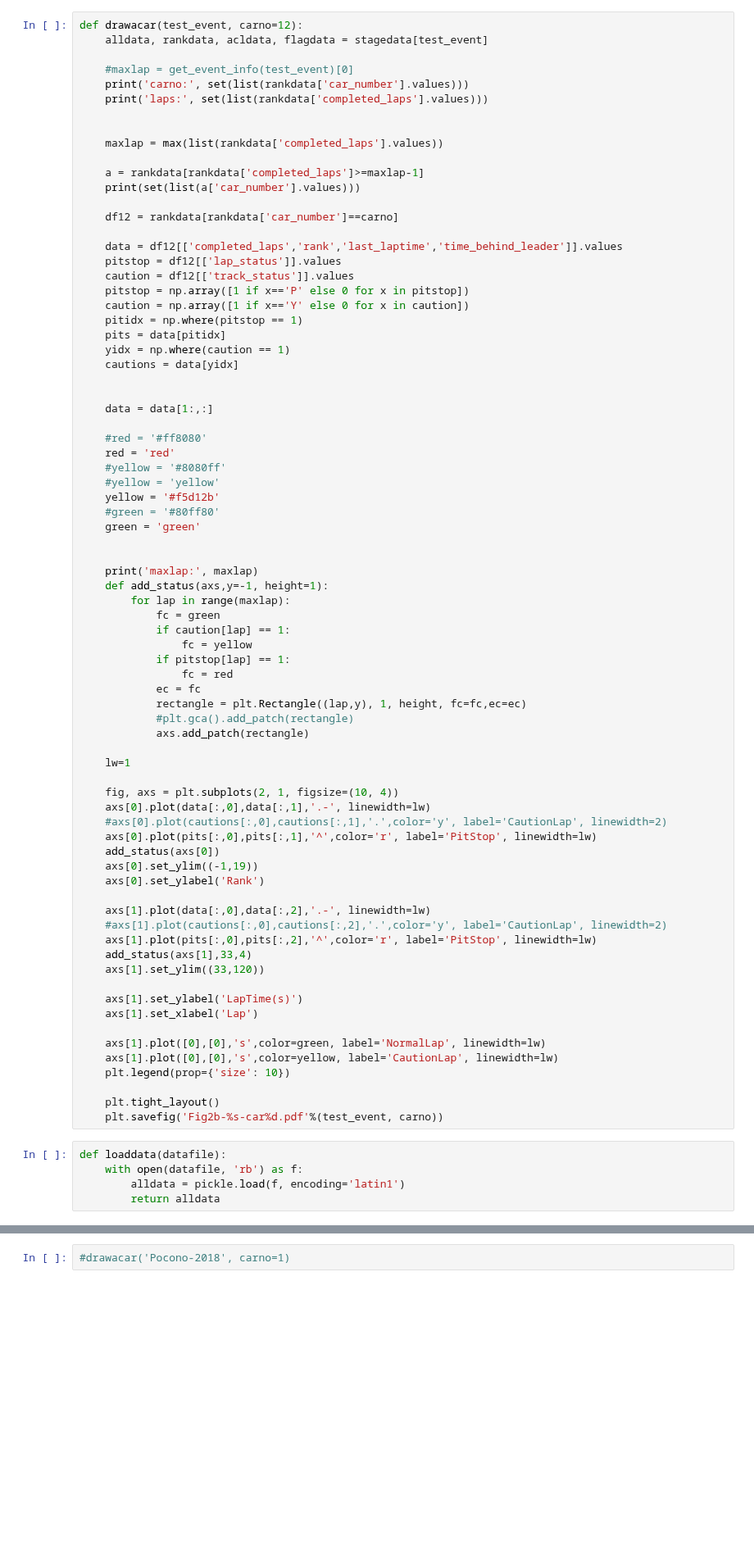
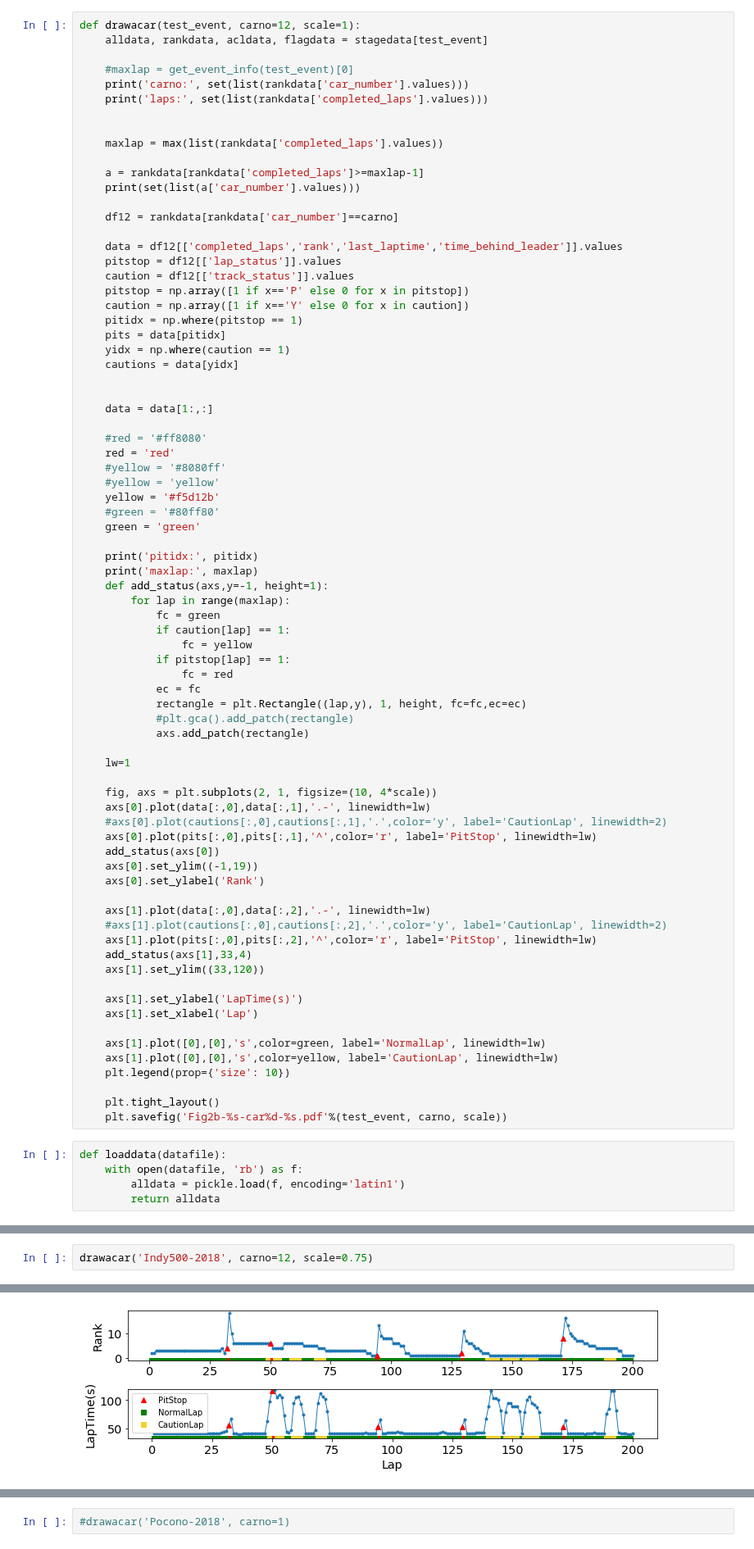
Before and after one commit to DSC-SPIDAL/rankpredictor, a Jupyter notebook: run/22.PaperFinal/notebook/PaperFigs-2b-5.ipynb, the cells around one changed output, grey strips where cells are left out. Shown at 82% size. Saved outputs shown, nothing was run; the diff lists cells and outputs as text; blank space fills up the shorter version.

```diff
--- a/run/22.PaperFinal/notebook/PaperFigs-2b-5.ipynb
+++ b/run/22.PaperFinal/notebook/PaperFigs-2b-5.ipynb
@@ -24,7 +24,7 @@ pylab.rcParams.update(params)
 # %% [markdown]
 ## Fig 2b
 # %%
-def drawacar(test_event, carno=12):
+def drawacar(test_event, carno=12, scale=1):
     alldata, rankdata, acldata, flagdata = stagedata[test_event]
 
     #maxlap = get_event_info(test_event)[0]
@@ -60,7 +60,7 @@ def drawacar(test_event, carno=12):
     #green = '#80ff80'
     green = 'green'
 
-
+    print('pitidx:', pitidx)
     print('maxlap:', maxlap)
     def add_status(axs,y=-1, height=1):
         for lap in range(maxlap):
@@ -76,7 +76,7 @@ def drawacar(test_event, carno=12):
 
     lw=1
 
-    fig, axs = plt.subplots(2, 1, figsize=(10, 4))
+    fig, axs = plt.subplots(2, 1, figsize=(10, 4*scale))
     axs[0].plot(data[:,0],data[:,1],'.-', linewidth=lw)
     #axs[0].plot(cautions[:,0],cautions[:,1],'.',color='y', label='CautionLap', linewidth=2)
     axs[0].plot(pits[:,0],pits[:,1],'^',color='r', label='PitStop', linewidth=lw)
@@ -98,7 +98,7 @@ def drawacar(test_event, carno=12):
     plt.legend(prop={'size': 10})
 
     plt.tight_layout()
-    plt.savefig('Fig2b-%s-car%d.pdf'%(test_event, carno))
+    plt.savefig('Fig2b-%s-car%d-%s.pdf'%(test_event, carno, scale))
 # %%
 def loaddata(datafile):
     with open(datafile, 'rb') as f:
@@ -118,3 +118,6 @@ laps: {0, 1, 2, 3, 4, 5, 6, 7, 8, 9, 10, 11, 12, 13, 14, 15, 16, 17, 18, 19, 20,
 {1, 4, 6, 9, 12, 15, 17, 19, 20, 21, 22, 23, 25, 27, 28, 29, 60, 64, 66, 88, 98}
 maxlap: 200
 [figure]
+# %%
+drawacar('Indy500-2018', carno=12, scale=0.75)
+# %% [output]
@@ -120,0 +129 @@ maxlap: 200
+[figure, added]
```
Also changed, not shown: parts of 4 cells of this notebook, 4 other files.
